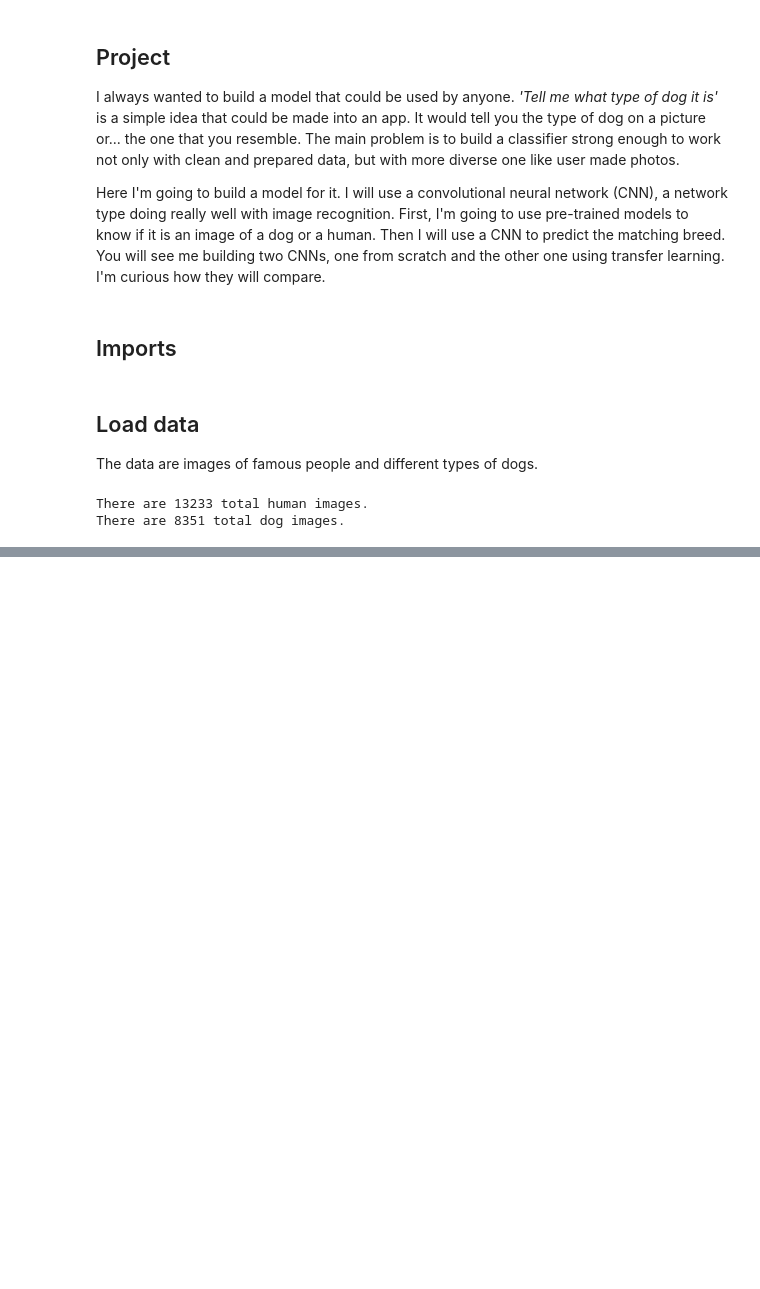
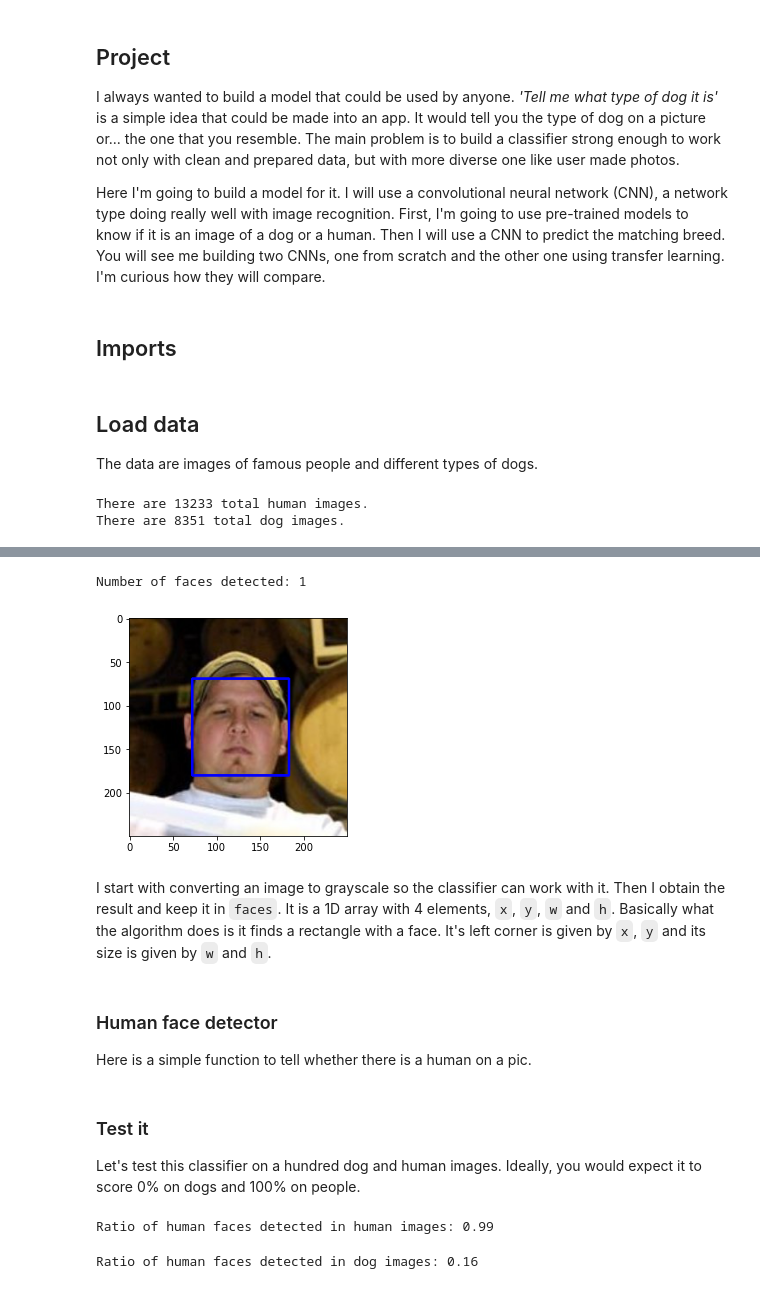
Before and after one commit to vicksam/dog-breeds, a Jupyter notebook: dog_breeds.ipynb, the cells around one changed output, grey strips where cells are left out. Cells and saved outputs as stored; diff of their text form; code cells hidden in the pictures; blank space fills up the shorter version.

Commit message:
Identify humans

```diff
--- a/dog_breeds.ipynb
+++ b/dog_breeds.ipynb
@@ -28,0 +40,35 @@ There are 8351 total dog images.
+# %%
+# extract pre-trained face detector
+face_cascade = cv2.CascadeClassifier('./haar_cascade/haarcascade_frontalface_alt.xml')
+
+# load color (BGR) image
+img = cv2.imread(human_files[0])
+# convert BGR image to grayscale
+gray = cv2.cvtColor(img, cv2.COLOR_BGR2GRAY)
+
+# find faces in image using face_cascade model
+faces = face_cascade.detectMultiScale(gray)
+
+# print number of faces detected in the image
+print('Number of faces detected:', len(faces))
+
+# get bounding box for each detected face
+for (x,y,w,h) in faces:
+    # add bounding box to color image
+    cv2.rectangle(img,(x,y),(x+w,y+h),(255,0,0),2)
+
+# convert BGR image to RGB for plotting
+cv_rgb = cv2.cvtColor(img, cv2.COLOR_BGR2RGB)
+
+# display the image, along with bounding box
+plt.imshow(cv_rgb)
+plt.show()
+# %% [output]
+Number of faces detected: 1
+[figure, added]
+# %% [markdown]
+I start with converting an image to grayscale so the classifier can work with it. Then I obtain the result and keep it in `faces`. It is a 1D array with 4 elements, `x`, `y`, `w` and `h`. Basically what the algorithm does is it finds a rectangle with a face. It's left corner is given by `x`, `y` and its size is given by `w` and `h`.
+# %% [markdown]
+### Human face detector
+
+Here is a simple function to tell whether there is a human on a pic.
@@ -28,0 +82,19 @@ There are 8351 total dog images.
+# %% [markdown]
+### Test it
+
+Let's test this classifier on a hundred dog and human images. Ideally, you would expect it to score 0% on dogs and 100% on people.
+# %%
+human_files_short = human_files[:100]
+dog_files_short = dog_files[:100]
+
+# returns the ratio of human faces detected on the image list
+def human_face_ratio(img_path_list):
+    detection = [face_detector(img_path) for img_path in tqdm(img_path_list, desc = 'Detecting human faces')]
+    return sum(detection) / len(detection)
+
+## test the performance of the face_detector algorithm
+print('Ratio of human faces detected in human images:', human_face_ratio(human_files_short))
+print('Ratio of human faces detected in dog images:', human_face_ratio(dog_files_short))
+# %% [output]
+Ratio of human faces detected in human images: 0.99
+Ratio of human faces detected in dog images: 0.16
```
Also changed, not shown: parts of 4 cells of this notebook, 1 other file.
